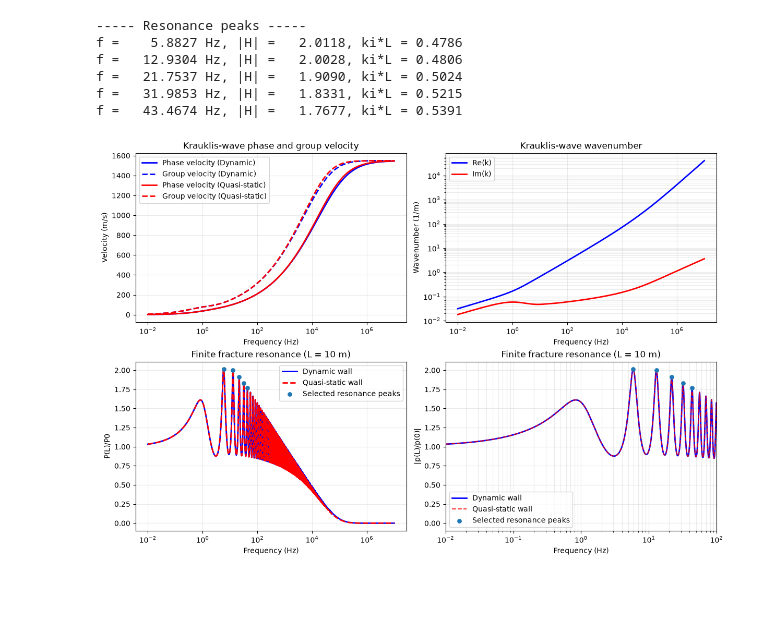
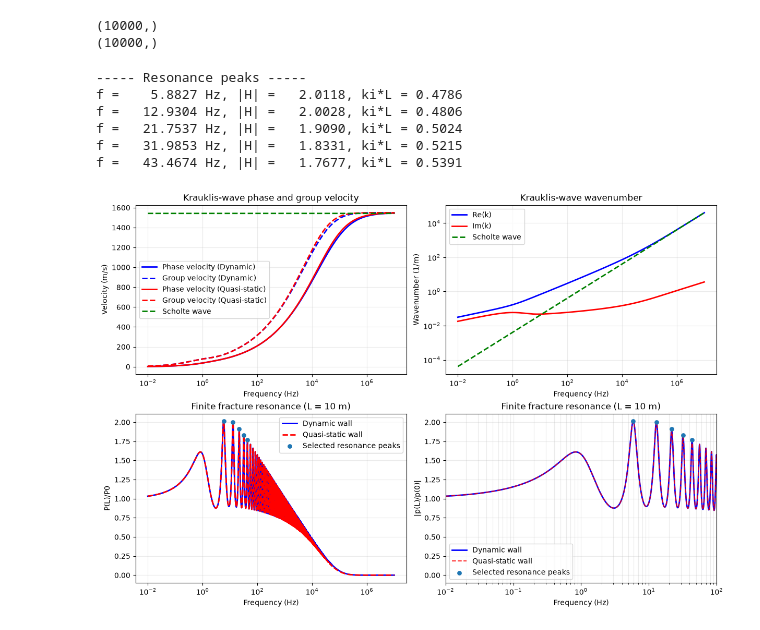
Before and after one commit to huxs890/A-simple-test-of-krauklis-wave, a Jupyter notebook: test.ipynb, the cells around one changed output. Drawn from its saved outputs; the diff is of its cells as text; code cells hidden in the pictures; blank space fills up the shorter version.

```diff
--- a/test.ipynb
+++ b/test.ipynb
@@ -37,13 +38,22 @@ p = KrauklisParameters(
 # ============================================================
 # 2. Frequency sweep
 # ============================================================
+# krauklis wave
 model = KrauklisModel(p)
-
 frequencies = np.logspace(-2, 7, 10000)
 # Dynamic
 result_dynamic = model.solve_spectrum(frequencies,dynamic=True)
 # Quasistatic
 result_static = model.solve_spectrum(frequencies,dynamic=False)
+
+# Scholte_wave
+cf=np.sqrt(Kf/rho_f)
+v_scholte,k_scholte = scholte_wave(frequencies,rho_f,rho_s,cf,cp_s,cs_s)
+print(v_scholte.shape)
+print(k_scholte.shape)
+# %% [output]
+(10000,)
+(10000,)
 # %%
 # ============================================================
 # 3. Resonance peaks
@@ -110,6 +120,14 @@ ax[0,0].semilogx(
     linewidth=2,
     color='red',
 )
+ax[0,0].semilogx(
+    frequencies,
+    v_scholte,
+    '--',
+    label="Scholte wave",
+    linewidth=2,
+    color='green',
+)
 ax[0,0].set_xlabel("Frequency (Hz)")
 ax[0,0].set_ylabel("Velocity (m/s)")
 ax[0,0].set_title("Krauklis-wave phase and group velocity")
@@ -125,13 +143,20 @@ ax[0,1].loglog(
     linewidth=2,
     color='blue',
 )
-# Complex wavenumber
 ax[0,1].loglog(
     frequencies,
     result_dynamic.k.imag,
     label="Im(k)",
     linewidth=2,
     color='red',
+)
+ax[0,1].loglog(
+    frequencies,
+    k_scholte,
+    '--',
+    label="Scholte wave",
+    linewidth=2,
+    color='green',
 )
 ax[0,1].set_xlabel("Frequency (Hz)")
 ax[0,1].set_ylabel("Wavenumber (1/m)")
@@ -176,31 +201,31 @@ ax[1,1].semilogx(
     frequencies,
     result_dynamic.amplification,
     label="Dynamic wall",
     color='blue',
     linewidth=2
 )
 ax[1,1].semilogx(
     frequencies,
     result_static.amplification,
     "--",
     color='red',
     label="Quasi-static wall",
     alpha=0.8
 )
 ax[1,1].scatter(
     frequencies[strongest],
     result_dynamic.amplification[strongest],
     s=28,
     zorder=3,
     label="Selected resonance peaks"
 )
 ax[1,1].set_xlabel("Frequency (Hz)")
 ax[1,1].set_ylabel("|p(L)/p(0)|")
 ax[1,1].set_title(f"Finite fracture resonance (L = {p.L:g} m)")
 ax[1,1].grid(True, which="both", alpha=0.25)
 ax[1,1].legend()
 ax[1,1].set_xlim(1e-2,1e2)
 
 plt.show()
 # %% [output]
-[figure, old version]
+[figure, new version]
```
Also changed, not shown: parts of 2 cells of this notebook, 1 other file.
